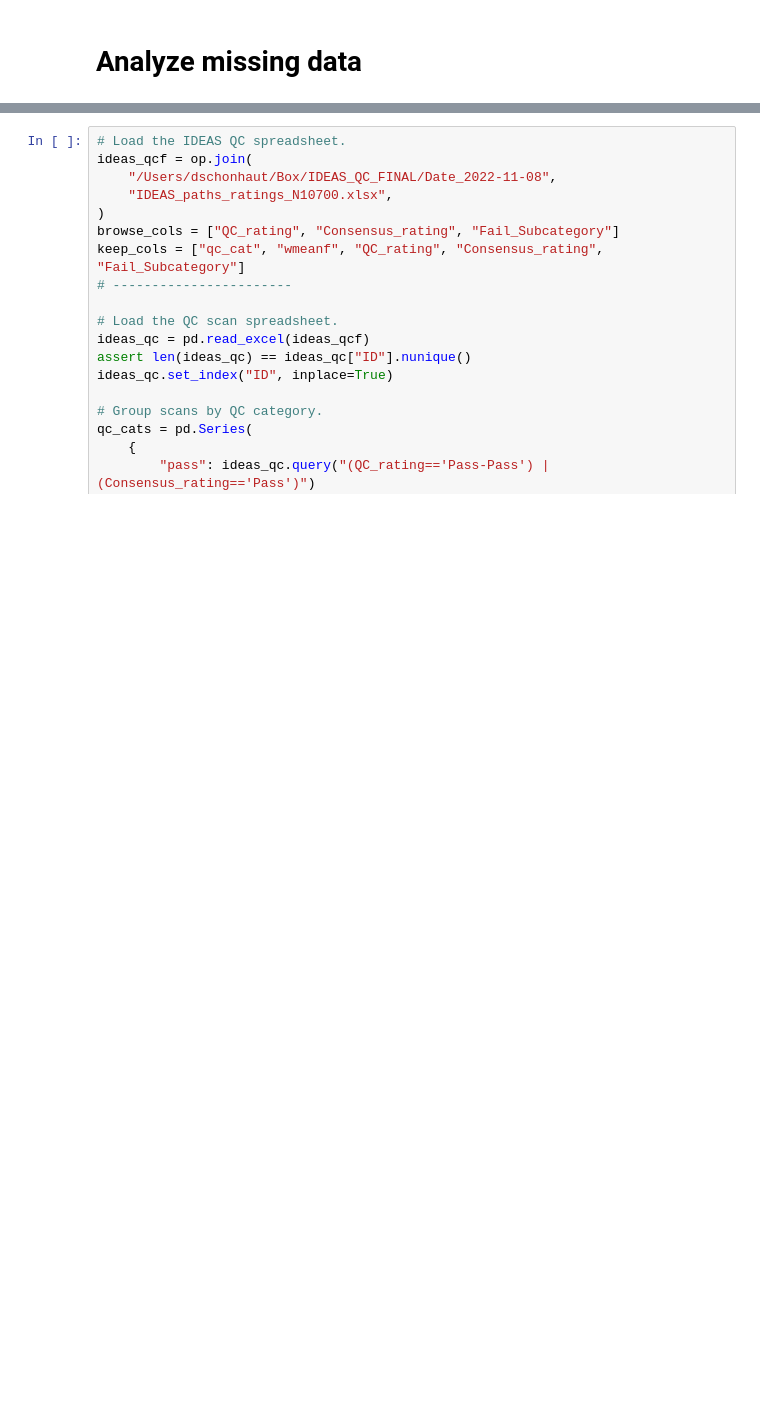
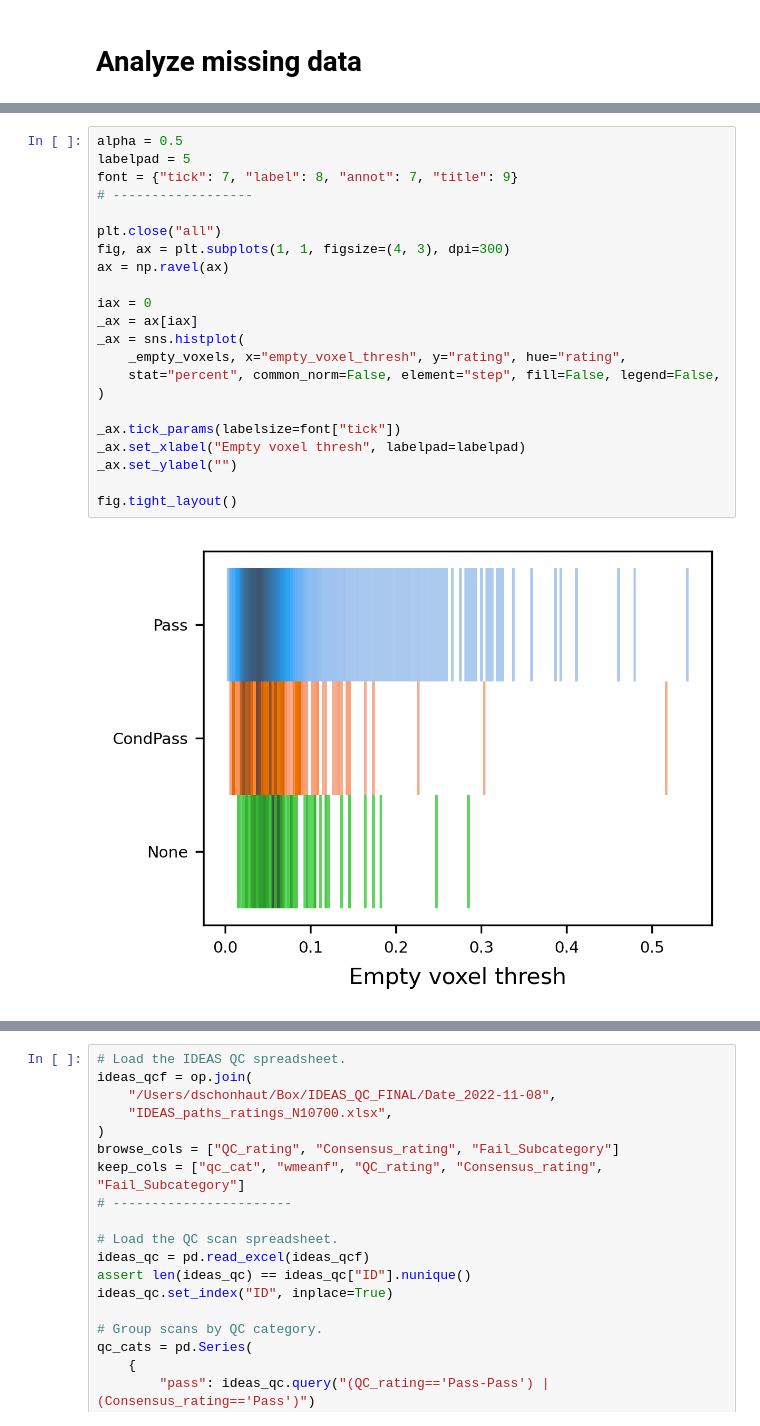
Before and after one commit to dschonhaut/ideas, a Jupyter notebook: ideas_qa.ipynb, the cells around one changed output, grey strips where cells are left out. Saved outputs shown, nothing was run; the diff lists cells and outputs as text; blank space fills up the shorter version.

```diff
--- a/ideas_qa.ipynb
+++ b/ideas_qa.ipynb
@@ -641,0 +741,24 @@ Saved /Users/dschonhaut/Box/projects/ideas/figs/anatomical_fail_fix.png
+# %%
+alpha = 0.5
+labelpad = 5
+font = {"tick": 7, "label": 8, "annot": 7, "title": 9}
+# ------------------
+
+plt.close("all")
+fig, ax = plt.subplots(1, 1, figsize=(4, 3), dpi=300)
+ax = np.ravel(ax)
+
+iax = 0
+_ax = ax[iax]
+_ax = sns.histplot(
+    _empty_voxels, x="empty_voxel_thresh", y="rating", hue="rating",
+    stat="percent", common_norm=False, element="step", fill=False, legend=False,
+)
+
+_ax.tick_params(labelsize=font["tick"])
+_ax.set_xlabel("Empty voxel thresh", labelpad=labelpad)
+_ax.set_ylabel("")
+
+fig.tight_layout()
+# %% [output]
+[figure, added]
```
Also changed, not shown: parts of 16 cells of this notebook, 6 other files.
